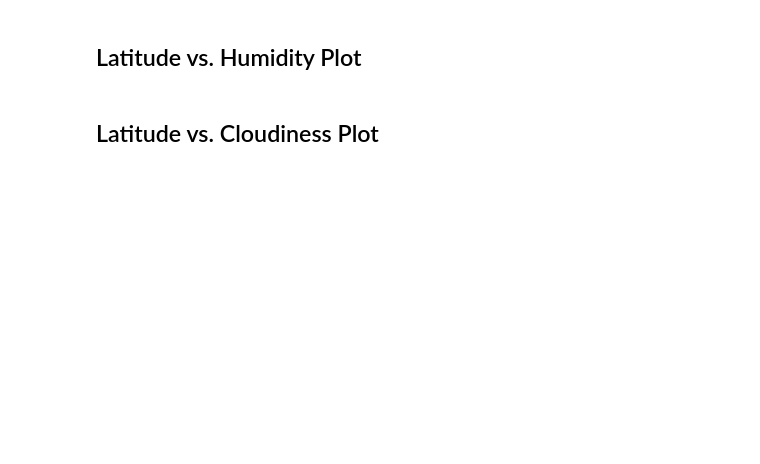
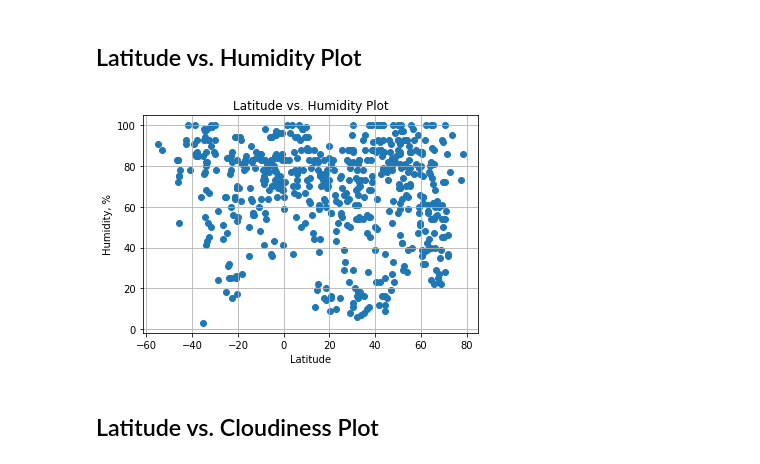
Before and after one commit to LanaPal/Python_APIs_Hwork, a Jupyter notebook: WeatherPy/WeatherPy.ipynb, the cells around one changed output. Saved outputs shown, nothing was run; the diff lists cells and outputs as text; code cells hidden in the pictures; blank space fills up the shorter version.

```diff
--- a/WeatherPy/WeatherPy.ipynb
+++ b/WeatherPy/WeatherPy.ipynb
@@ -188,19 +216,21 @@ plt.show()
 ## Latitude vs. Humidity Plot
 # %%
 # Build a scatter plot Lat vs Temp
-plt.scatter(weather_data_df["lat"], weather_data_df["humidity"], marker="o")
+plt.scatter(weather_data_fin_df["lat"], weather_data_fin_df["humidity"], marker="o")
 
 # Incorporate the other graph properties
 plt.title("Latitude vs. Humidity Plot")
 plt.ylabel("Humidity, %")
 plt.xlabel("Latitude")
 plt.grid(True)
 
 # Save the figure
 plt.savefig("LatitudeVsHumidityPlot.png")
 
 # Show plot
 plt.show()
+# %% [output]
+[figure, added]
 # %% [markdown]
 ## Latitude vs. Cloudiness Plot
 # %%
```
Also changed, not shown: parts of 16 cells of this notebook, 4 other files.
